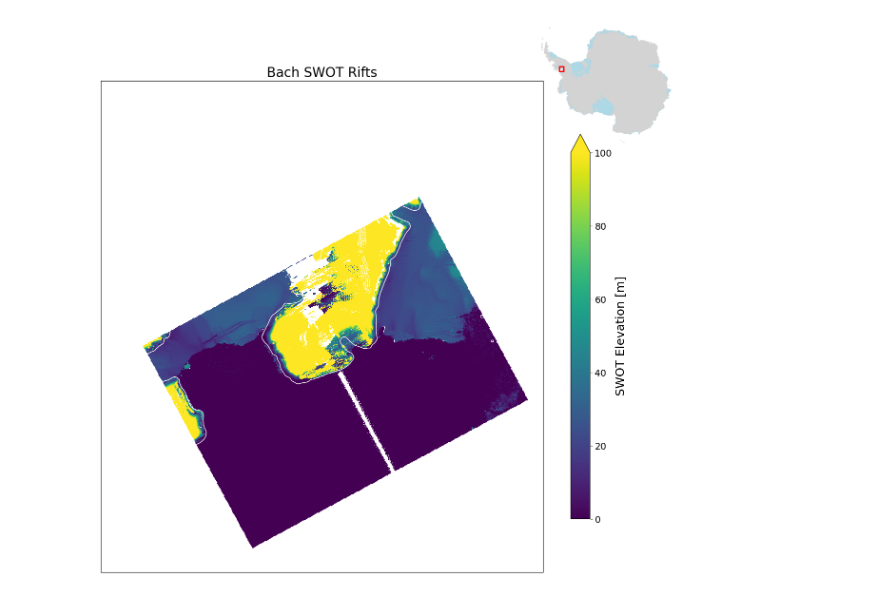
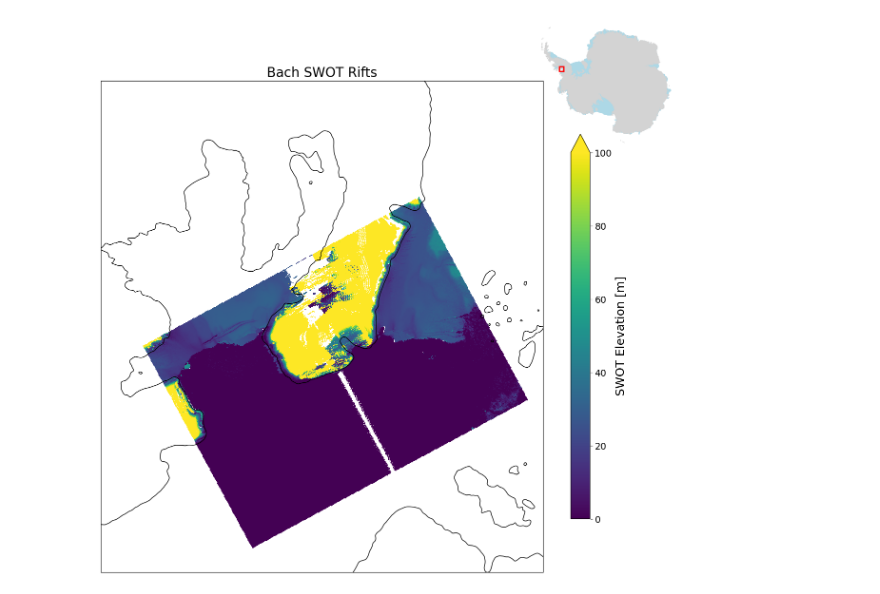
Before and after one commit to MinesGlaciology/swot-surf, a Jupyter notebook: notebooks/swot_example.ipynb, the cells around one changed output. Saved outputs shown, nothing was run; the diff lists cells and outputs as text; code cells hidden in the pictures.

```diff
--- a/notebooks/swot_example.ipynb
+++ b/notebooks/swot_example.ipynb
@@ -94,7 +81,7 @@ scripps = {
     "field_names": field_names,
 }
 # %%
-def plot_raster(size, ds, label, vmin, vmax, bbox, title, moa, to_plot, scripps):
+def plot_raster(size, ds, label, vmin, vmax, bbox, title, to_plot, scripps):
     """
     Plot the raster data with the given parameters.
     Parameters
@@ -105,7 +92,6 @@ def plot_raster(size, ds, label, vmin, vmax, bbox, title, moa, to_plot, scripps)
     vmax - maximum value for the colorbar
     bbox - bounding box for the plot
     title - title for the plot
-    moa - disct iwth moa raster and extent
     to_plot -variable to plot
     scripps - Dict of groudning line variables
     """
@@ -117,15 +103,12 @@ def plot_raster(size, ds, label, vmin, vmax, bbox, title, moa, to_plot, scripps)
         subplot_kw={"projection": ps71_projection}, figsize=(size[0], size[1])
     )
 
-    # REMA background
-    #ax.imshow(moa["moa_dat"], extent=moa["extent"], cmap="gray", vmin=15000, vmax=17000)
-
     plothelp.plot_shapefile(
         scripps["filtered_records"],
         scripps["filtered_shapes"],
         ax,
         scripps["field_names"],
-        ["white", "none"],
+        ["black", "none"],
         fill=False,
     )
 
@@ -163,25 +146,24 @@ def plot_raster(size, ds, label, vmin, vmax, bbox, title, moa, to_plot, scripps)
 # %%
 x_size = 15  # cm
 y_size = 15  # cm
 fig, ax = plot_raster(
     [x_size, y_size],
     swot_bach,
     "Height [m]",
     0,
     100,
     bbox,
     "Bach SWOT Rifts",
-    moa,
     "wse",
     scripps,
 )
 inset = plothelp.plot_inset(
     fig,
     [11 / x_size, 11 / y_size, 3 / x_size, 3 / y_size],
     bbox,
     scripps["records"],
     scripps["shapes"],
     scripps["field_names"],
 )
 # %% [output]
-[figure, old version]
+[figure, new version]
```
Also changed, not shown: parts of 2 cells of this notebook, 1 other file.
